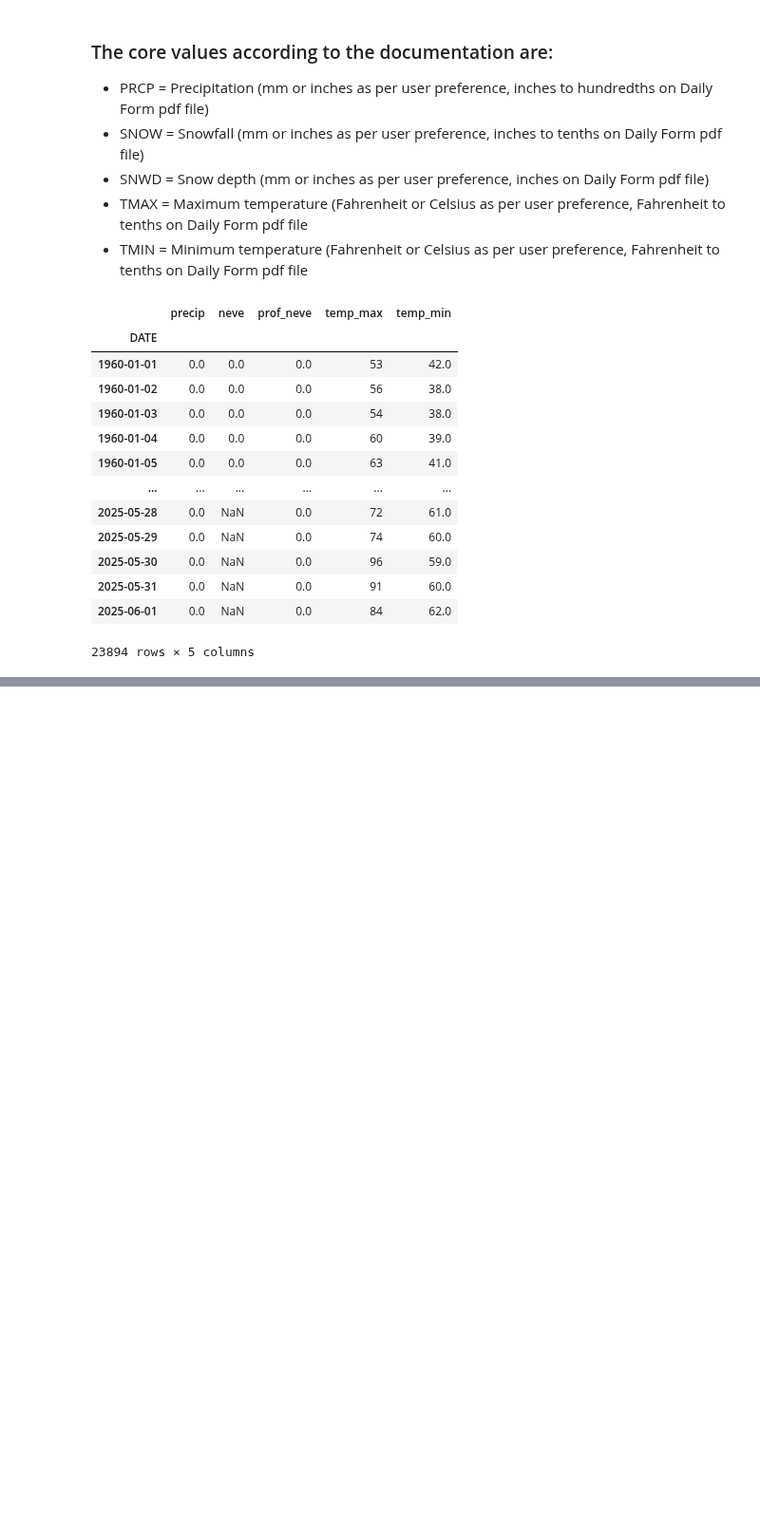
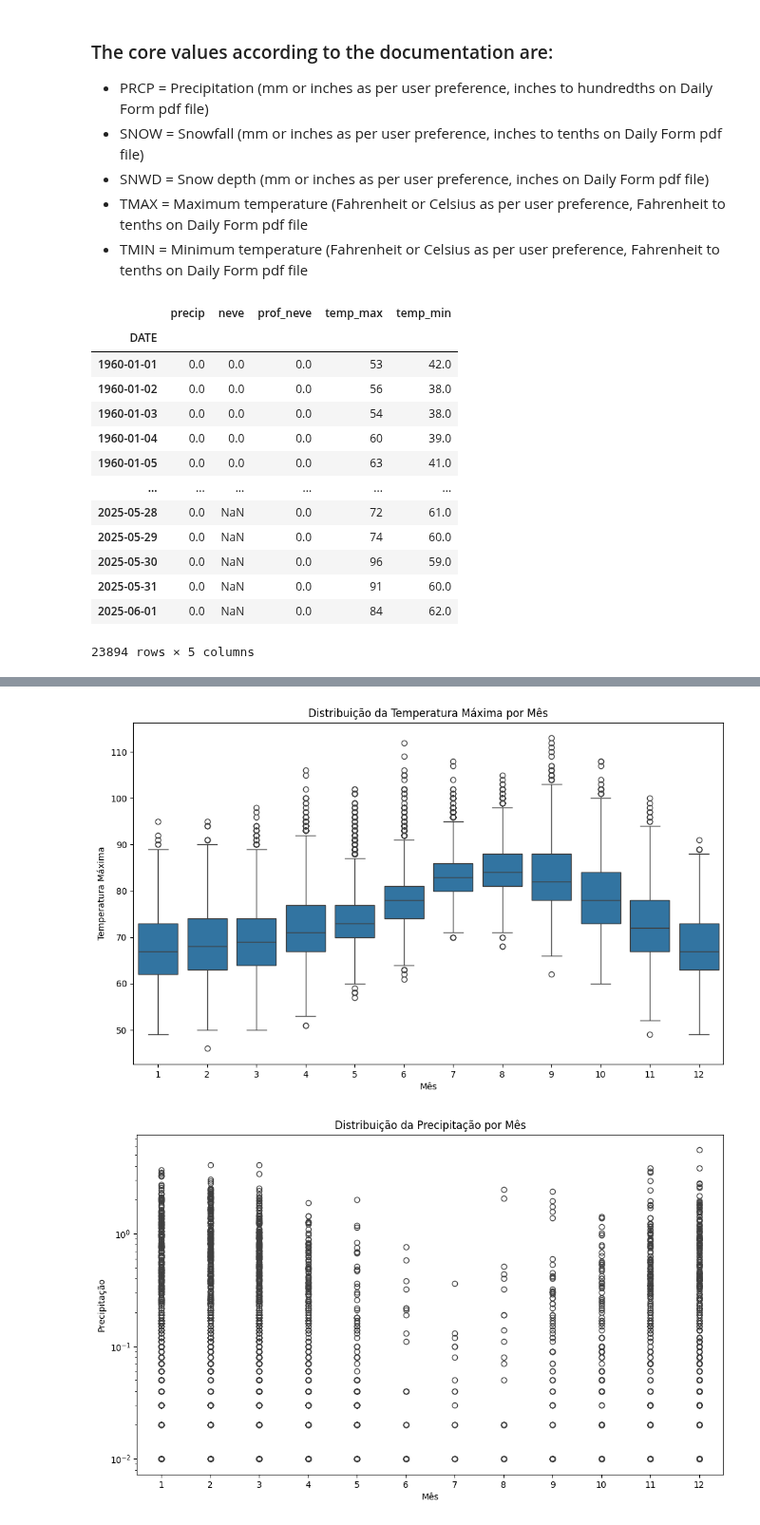
Before and after one commit to Haell39/ClimaPredict_AI, a Jupyter notebook: weather.ipynb, the cells around one changed output, grey strips where cells are left out. Shown at 95% size. Cells and saved outputs as stored; diff of their text form; code cells hidden in the pictures; blank space fills up the shorter version.

```diff
--- a/weather.ipynb
+++ b/weather.ipynb
@@ -91,0 +297,18 @@ core_weather
+# %%
+plt.figure(figsize=(12, 7))
+sns.boxplot(x=core_weather.index.month, y='temp_max', data=core_weather)
+plt.title('Distribuição da Temperatura Máxima por Mês')
+plt.xlabel('Mês')
+plt.ylabel('Temperatura Máxima')
+plt.show()
+
+plt.figure(figsize=(12, 7))
+sns.boxplot(x=core_weather.index.month, y='precip', data=core_weather)
+plt.title('Distribuição da Precipitação por Mês')
+plt.xlabel('Mês')
+plt.ylabel('Precipitação')
+plt.yscale('log') # Escala logarítmica para precipitação pode ser útil
+plt.show()
+# %% [output]
+[figure, added]
+[figure, added]
```
Also changed, not shown: parts of 27 cells of this notebook.
